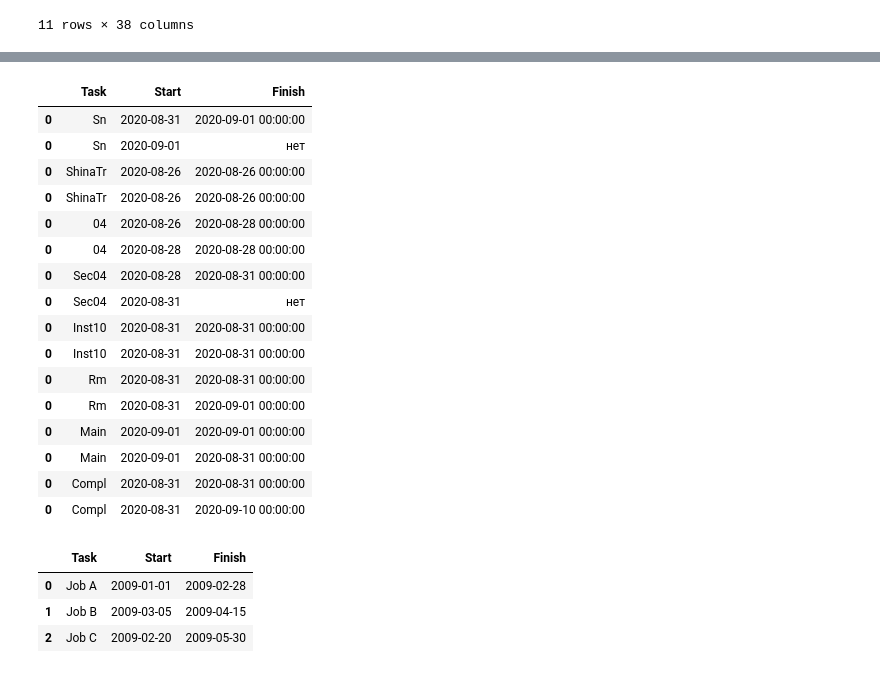
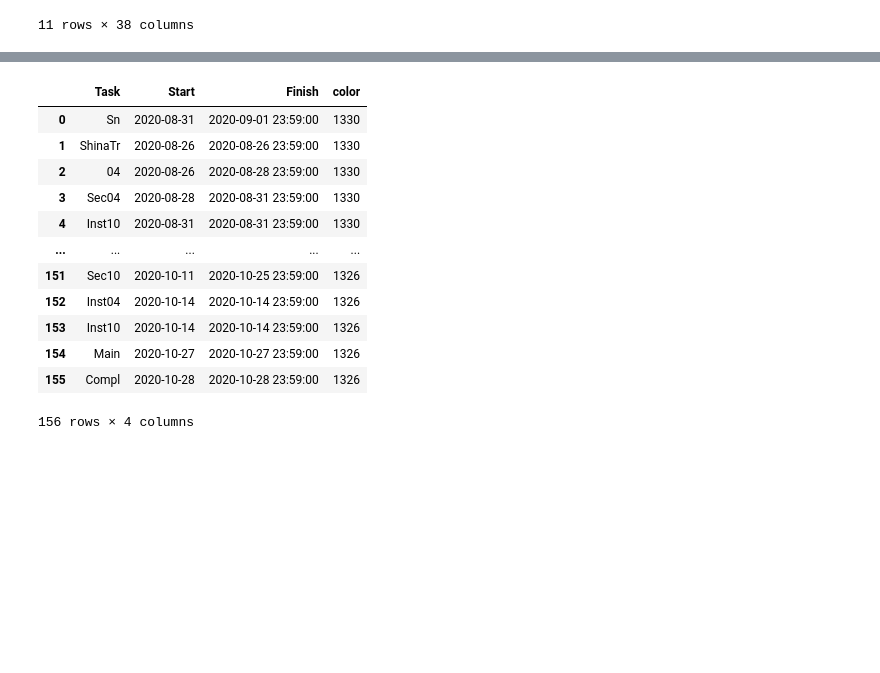
Before and after one commit to TimurKarev/Plan, a Jupyter notebook: test.ipynb, the cells around one changed output, grey strips where cells are left out. Saved outputs shown, nothing was run; the diff lists cells and outputs as text; code cells hidden in the pictures; blank space fills up the shorter version.

```diff
--- a/test.ipynb
+++ b/test.ipynb
@@ -131,6 +117,0 @@ Index(['StBuildBot', 'FnBuildBot', 'StBuildTop', 'FnBuildTop', 'StMetBot',
-# %%
-j = 0
-for i in d.iloc[0]:
-    if type(i) == pd._libs.tslibs.timestamps.Timestamp:
-        print(d.iloc[0].index[j],i)
-        j+=1
@@ -155,44 +118,32 @@ StShinaTr 2020-09-10 00:00:00
 # %%
-j = 0
-i = 0
+dd = d.iloc[0:]
+
 data = pd.DataFrame()
-while i < len(d.iloc[0]) - 2:
-    #print(d.iloc[0].index[j],d.iloc[0][i])
-    if type(d.iloc[0][j]) == pd._libs.tslibs.timestamps.Timestamp:
-        data = data.append(pd.DataFrame([dict(Task=d.iloc[0].index[j][2:],
-                                              Start=d.iloc[0][i],
-                                              Finish=d.iloc[0][i+1])]))
-    j+=1
-    i+=1
+
+for ser in dd.iloc:
+    i = 0
+    while i < len(ser) - 2:
+        if type(ser[i]) == pd._libs.tslibs.timestamps.Timestamp:
+            data = data.append(pd.DataFrame([dict(Task=ser.index[i][2:],
+                                                Start=ser[i],
+                                                Finish=ser[i+1] + timedelta(hours=23, minutes=59),
+                                                color=ser.name)]), ignore_index=True)
+            i+=1
+        i+=1
+
 data
 # %% [output]
-|  | Task | Start | Finish |
-| 0 | Sn | 2020-08-31 | 2020-09-01 00:00:00 |
-| 0 | Sn | 2020-09-01 | нет |
-| 0 | ShinaTr | 2020-08-26 | 2020-08-26 00:00:00 |
-| 0 | ShinaTr | 2020-08-26 | 2020-08-26 00:00:00 |
-| 0 | 04 | 2020-08-26 | 2020-08-28 00:00:00 |
-| 0 | 04 | 2020-08-28 | 2020-08-28 00:00:00 |
-| 0 | Sec04 | 2020-08-28 | 2020-08-31 00:00:00 |
-| 0 | Sec04 | 2020-08-31 | нет |
-| 0 | Inst10 | 2020-08-31 | 2020-08-31 00:00:00 |
-| 0 | Inst10 | 2020-08-31 | 2020-08-31 00:00:00 |
-| 0 | Rm | 2020-08-31 | 2020-08-31 00:00:00 |
-| 0 | Rm | 2020-08-31 | 2020-09-01 00:00:00 |
-| 0 | Main | 2020-09-01 | 2020-09-01 00:00:00 |
-| 0 | Main | 2020-09-01 | 2020-08-31 00:00:00 |
-| 0 | Compl | 2020-08-31 | 2020-08-31 00:00:00 |
-| 0 | Compl | 2020-08-31 | 2020-09-10 00:00:00 |
+|  | Task | Start | Finish | color |
+| 0 | Sn | 2020-08-31 | 2020-09-01 23:59:00 | 1330 |
+| 1 | ShinaTr | 2020-08-26 | 2020-08-26 23:59:00 | 1330 |
+| 2 | 04 | 2020-08-26 | 2020-08-28 23:59:00 | 1330 |
+| 3 | Sec04 | 2020-08-28 | 2020-08-31 23:59:00 | 1330 |
+| 4 | Inst10 | 2020-08-31 | 2020-08-31 23:59:00 | 1330 |
+| ... | ... | ... | ... | ... |
+| 151 | Sec10 | 2020-10-11 | 2020-10-25 23:59:00 | 1326 |
+| 152 | Inst04 | 2020-10-14 | 2020-10-14 23:59:00 | 1326 |
+| 153 | Inst10 | 2020-10-14 | 2020-10-14 23:59:00 | 1326 |
+| 154 | Main | 2020-10-27 | 2020-10-27 23:59:00 | 1326 |
+| 155 | Compl | 2020-10-28 | 2020-10-28 23:59:00 | 1326 |
+156 rows × 4 columns
-# %%
-tdf = pd.DataFrame([
-    dict(Task="Job A", Start='2009-01-01', Finish='2009-02-28'),
-    dict(Task="Job B", Start='2009-03-05', Finish='2009-04-15'),
-    dict(Task="Job C", Start='2009-02-20', Finish='2009-05-30')
-])
-tdf
-# %% [output]
-|  | Task | Start | Finish |
-| 0 | Job A | 2009-01-01 | 2009-02-28 |
-| 1 | Job B | 2009-03-05 | 2009-04-15 |
-| 2 | Job C | 2009-02-20 | 2009-05-30 |
 # %%
```
Also changed, not shown: parts of 5 cells of this notebook, 3 other files.
